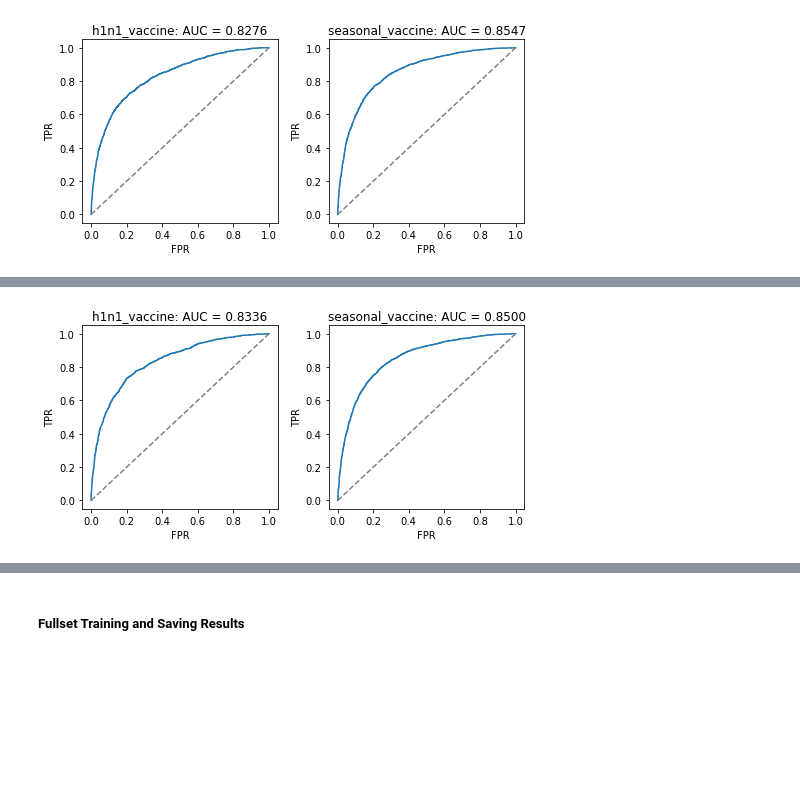
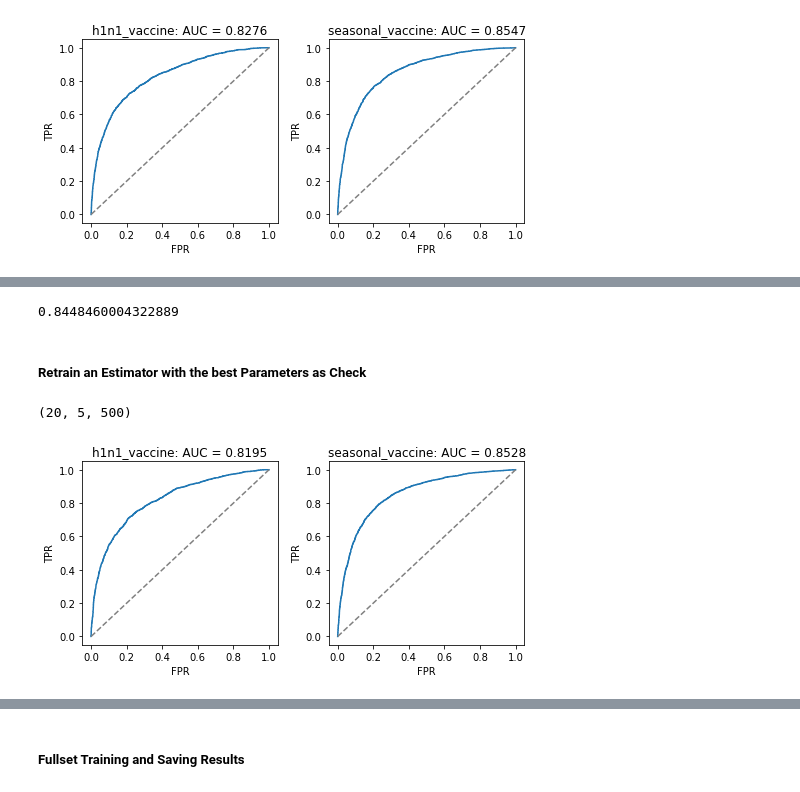
Before and after one commit to BorScho/FluShot_Competition, a Jupyter notebook: flu_shot_RandomForrest.ipynb, the cells around one changed output, grey strips where cells are left out. Saved outputs shown, nothing was run; the diff lists cells and outputs as text; code cells hidden in the pictures; blank space fills up the shorter version.

```diff
--- a/flu_shot_RandomForrest.ipynb
+++ b/flu_shot_RandomForrest.ipynb
@@ -375,16 +357,6 @@ X_train, X_eval, y_train, y_eval = train_test_split(X_train_df, y_train_df, test
 # %%
 full_pipeline.fit(X_train, y_train)
 preds = full_pipeline.predict_proba(X_eval)
-# %%
-def true_preds(preds):
-    result =  pd.DataFrame(
-        {
-            "h1n1_vaccine": preds[0][:,1],
-            "seasonal_vaccine": preds[1][:,1],
-        },
-        index=y_eval.index
-    )
-    return result
 # %%
 y_preds = true_preds(preds)
 
@@ -398,8 +365,0 @@ roc_auc_score( y_eval, y_preds)
-# %%
-# train with full dataset and prepare to save:
-
-full_pipeline.fit(X_train_df, y_train_df)
-
-test_preds = full_pipeline.predict_proba(X_test_df)
-
-submission_df = pd.read_csv("submission_format.csv", index_col="respondent_id")
@@ -437,7 +374,7 @@ submission_df.to_csv("my_submission_fullfeature.csv", index=True)
 # %%
-# save to "my_submission" file:
+# save to "my_submission_file":
 
 my_submission_file = "my_submission_fullfeature.csv"
-submission_df.to_csv(my_submission_file, index=True)
+train_fullset_and_save(full_pipeline, X_test_df, X_train_df, y_train_df, my_submission_file)
 # %% [markdown]
 ### Gridsearch ###
@@ -522,18 +468,36 @@ df_results[df_results["rank_test_score"]==1]
+# %%
+# the competition metric:
+
+roc_auc_score(y_eval, y_preds)
+# %% [output]
+0.8448460004322889
+# %% [markdown]
+##### Retrain an Estimator with the best Parameters as Check #####
+# %%
+# get the parameters of the best estimator:
+
+n_estimators = multi_gsclf.best_params_['MultiEstimator__estimator__max_depth']
+min_samples_leaf = multi_gsclf.best_params_['MultiEstimator__estimator__min_samples_leaf']
+max_depth = multi_gsclf.best_params_['MultiEstimator__estimator__n_estimators']
+
+n_estimators, min_samples_leaf, max_depth
+# %% [output]
+(20, 5, 500)
 # %%
 # Take the parameters from the best estimator of the grid search and train another estimator for comparison:
 
-rfc = RandomForestClassifier(n_estimators=100, min_samples_leaf=5, max_depth=10)
+rfc = RandomForestClassifier(n_estimators=n_estimators, min_samples_leaf=min_samples_leaf, max_depth=max_depth)
 multirfc = MultiOutputClassifier(rfc)
 multi_pipe = Pipeline([
     ("ColumnTransformer", full_columnTransformer),
     ("MultiEstimator", multirfc)
 ])
 multi_pipe.fit(X_train, y_train)
 y_p = multi_pipe.predict_proba(X_eval)
 y_prd = true_preds(y_p)
-plot_roc_h1n1_and_seasonal(y_eval, y_preds)
+plot_roc_h1n1_and_seasonal(y_eval, y_prd)
 # %% [output]
-[figure, old version]
+[figure, new version]
 # %%
 roc_auc_score(y_eval, y_prd)
 # %% [output]
```
Also changed, not shown: parts of 42 cells of this notebook.
